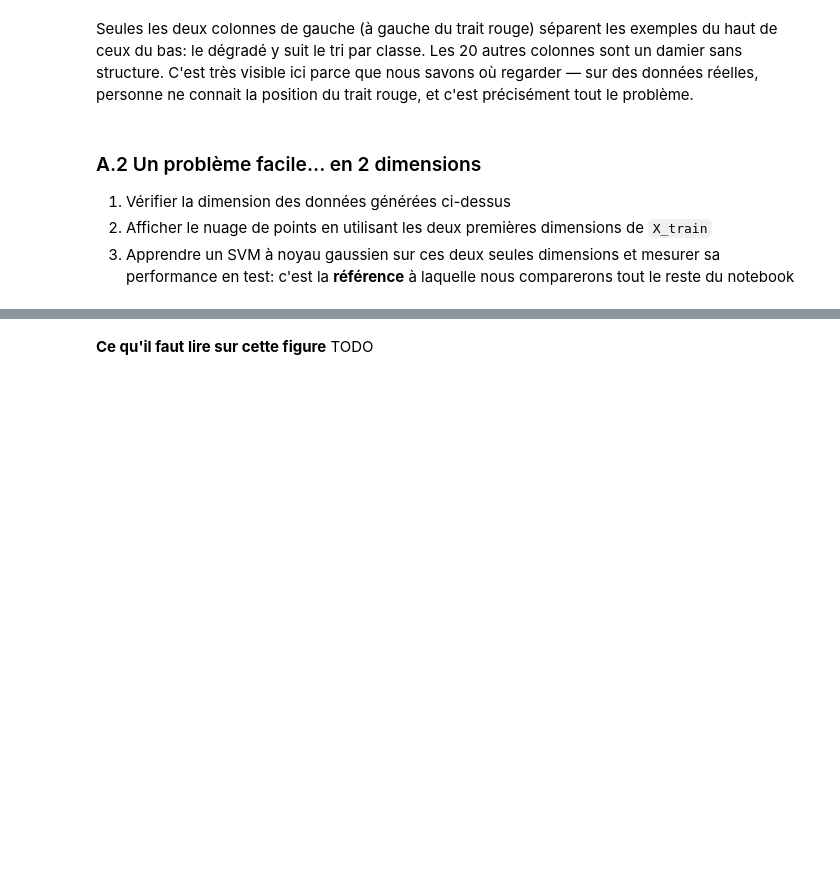
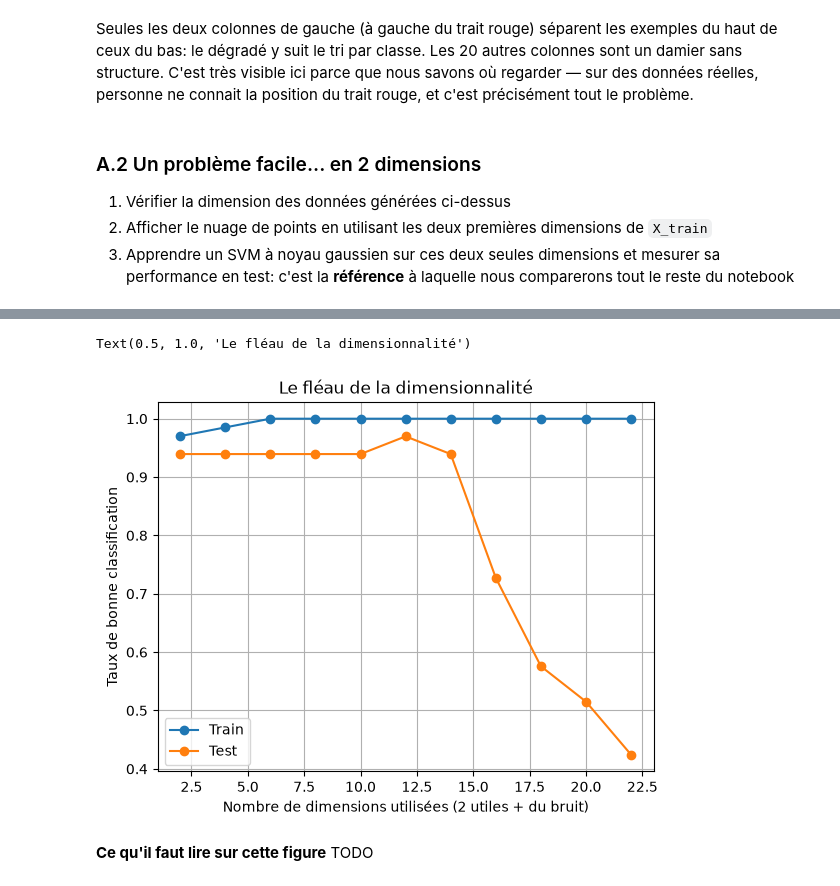
Before and after one commit to moreausabine/Python, a Jupyter notebook: VGuigue/ML-2A-main/B-Machine Learning/notebooks/3-notebook-selfeat_prep-test.ipynb, the cells around one changed output, grey strips where cells are left out. Saved outputs shown, nothing was run; the diff lists cells and outputs as text; code cells hidden in the pictures; blank space fills up the shorter version.

```diff
--- a/VGuigue/ML-2A-main/B-Machine Learning/notebooks/3-notebook-selfeat_prep-test.ipynb
+++ b/VGuigue/ML-2A-main/B-Machine Learning/notebooks/3-notebook-selfeat_prep-test.ipynb
@@ -171,33 +194,41 @@ de bruit **progressivement**, en mesurant à chaque étape la performance en app
 # reproduction de l'expérience sur le fléau de la dimensionalité
 
 # gamma est FIXE pendant toute l'expérience: c'est volontaire, cela revient à supposer une échelle de
 # distance constante alors que la distance moyenne entre deux points, elle, croit avec la dimension.
 # C'est exactement le mécanisme qui met le sur-apprentissage en évidence.
 mod = svm.SVC(gamma=0.1)
 
 perf_train = []
 perf_test  = []
 all_ndim   = list(range(2, X_train.shape[1] + 1, 2))   # 2, 4, 6, ... 22 dimensions
 
 for ndim in all_ndim:
+    xtmp = X_train[:,:ndim]
+    mod.fit(xtmp, y_train)
+    perf_train.append(accuracy_score(y_train, mod.predict(xtmp)))
+    perf_test.append(accuracy_score(y_test, mod.predict(X_test[:,:ndim])))
+
     # 1. extraction des données temporaires
     #    xtmp = X_train[...]  (sélectionner les ndim premières colonnes = 2 utiles + du bruit)
     # 2. apprentissage du modèle: mod.fit(xtmp, y_train)   -- mod est défini une fois AVANT la boucle
     # 3. évaluation et stockage (pour le tracé de la courbe)
     #    prédire sur X_train ET sur X_test (avec la MEME découpe de colonnes!)
     #    puis perf_train.append(accuracy_score(...)) et perf_test.append(accuracy_score(...))
 
     #  TODO
 
 plt.figure(facecolor='white')
 plt.plot(all_ndim, perf_train, 'o-')
 plt.plot(all_ndim, perf_test,  'o-')
 plt.grid()
 plt.xlabel("Nombre de dimensions utilisées (2 utiles + du bruit)")
 plt.ylabel("Taux de bonne classification")
 plt.legend(['Train', 'Test'])
 plt.title("Le fléau de la dimensionnalité")
 #plt.savefig("fig/curse.png", bbox_inches='tight')
+# %% [output]
+Text(0.5, 1.0, 'Le fléau de la dimensionnalité')
+[figure, added]
 # %% [markdown]
 **Ce qu'il faut lire sur cette figure**  TODO
 # %% [markdown]
```
Also changed, not shown: parts of 10 cells of this notebook, 8 other files.
